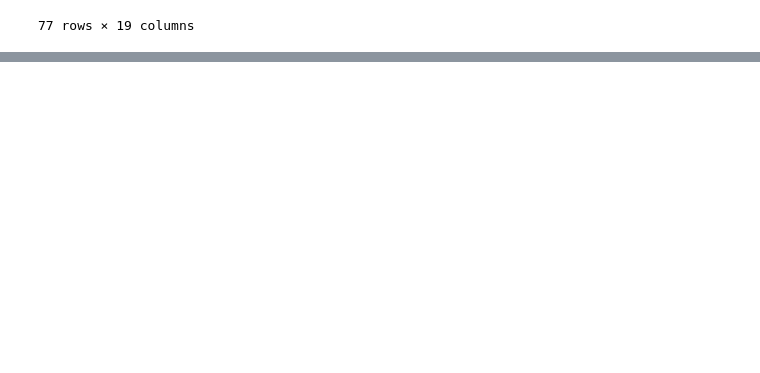
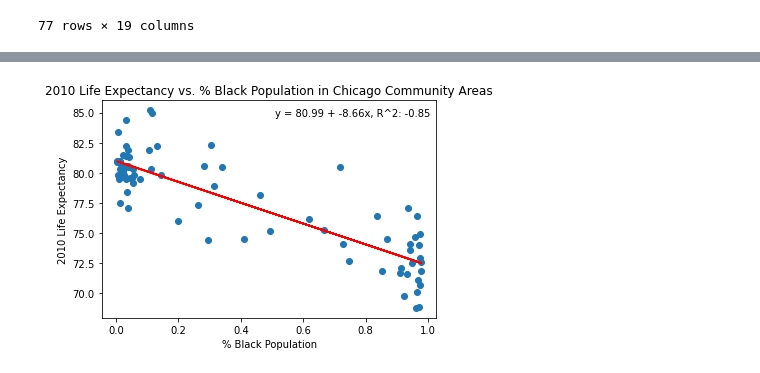
Before and after one commit to Environmental-Research-Group/data_analysis_22_23, a Jupyter notebook: kevinlin/v2.ipynb, the cells around one changed output, grey strips where cells are left out. Saved outputs shown, nothing was run; the diff lists cells and outputs as text; code cells hidden in the pictures; blank space fills up the shorter version.

Commit message:
Add life expectancy vs race graph

```diff
--- a/kevinlin/v2.ipynb
+++ b/kevinlin/v2.ipynb
@@ -61,0 +64,3 @@ df
+# %%
+FINAL = pd.read_csv("race_life_expectancy_community_area.csv", )
+FINAL
@@ -61,0 +81,19 @@ df
+# %%
+import scipy.stats
+
+x = FINAL["blacks"]
+y = FINAL["2010 Life Expectancy"]
+
+plt.scatter(x, y)
+plt.xlabel("% Black Population")
+plt.ylabel("2010 Life Expectancy")
+plt.title("2010 Life Expectancy vs. % Black Population in Chicago Community Areas")
+
+m, b, r2, p, std_err = scipy.stats.linregress(x, y)
+plt.plot(x, x * m + b, c="red")
+plt.text(0.51, 84.7, 'y = ' + '{:.2f}'.format(b) + ' + {:.2f}'.format(m) + 'x, R^2: ' + '{:.2f}'.format(r2))
+
+plt.savefig("figures/life_race.png", bbox_inches="tight")
+plt.show()
+# %% [output]
+[figure, added]
```
Also changed, not shown: parts of 2 cells of this notebook, 2 other files.
